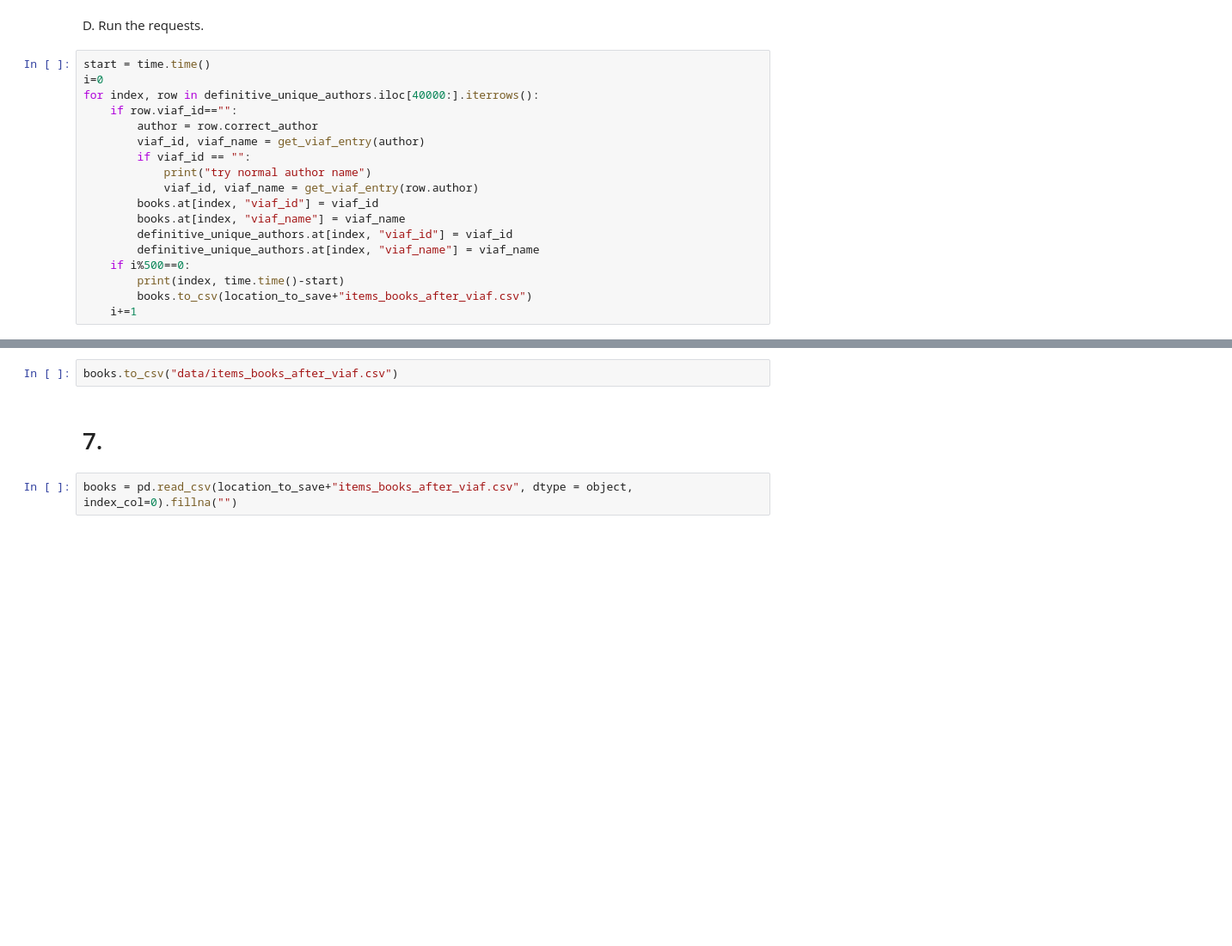
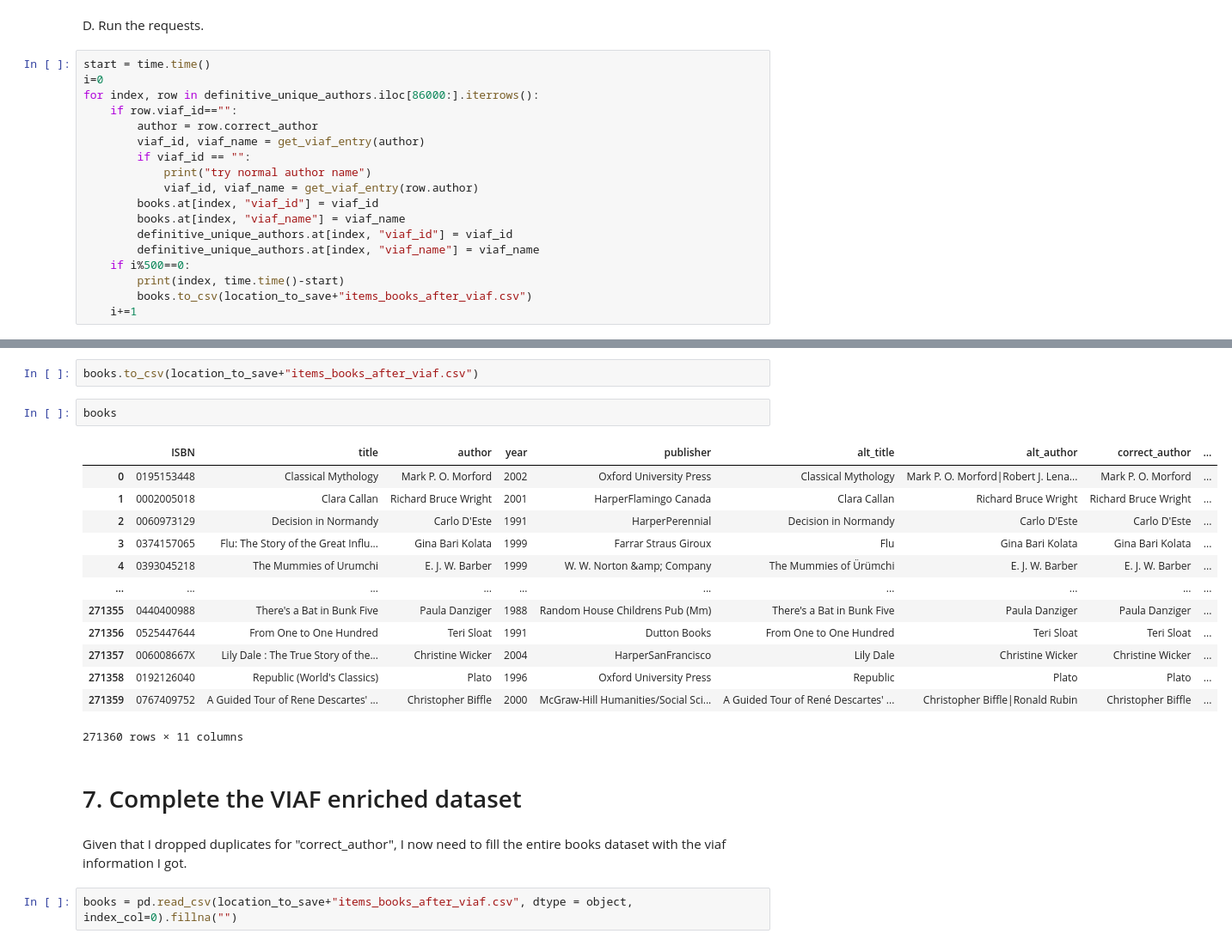
Before and after one commit to SavvinaDaniil/EnrichBookCrossing, a Jupyter notebook: All in one.ipynb, the cells around one changed output, grey strips where cells are left out. Shown: that part at 86% size. Saved outputs shown, nothing was run; the diff lists cells and outputs as text; blank space fills up the shorter version.

```diff
--- a/All in one.ipynb
+++ b/All in one.ipynb
@@ -533,7 +528,7 @@ D. Run the requests.
 # %%
 start = time.time()
 i=0
-for index, row in definitive_unique_authors.iloc[40000:].iterrows():
+for index, row in definitive_unique_authors.iloc[86000:].iterrows():
     if row.viaf_id=="":
         author = row.correct_author
         viaf_id, viaf_name = get_viaf_entry(author)
@@ -569,7 +564,25 @@ try normal author name
 # %%
-books.to_csv("data/items_books_after_viaf.csv")
+books.to_csv(location_to_save+"items_books_after_viaf.csv")
+# %%
+books
+# %% [output]
+|  | ISBN | title | author | year | publisher | alt_title | alt_author | correct_author | ... |
+| 0 | 0195153448 | Classical Mythology | Mark P. O. Morford | 2002 | Oxford University Press | Classical Mythology | Mark P. O. Morford|Robert J. Lena... | Mark P. O. Morford | ... |
+| 1 | 0002005018 | Clara Callan | Richard Bruce Wright | 2001 | HarperFlamingo Canada | Clara Callan | Richard Bruce Wright | Richard Bruce Wright | ... |
+| 2 | 0060973129 | Decision in Normandy | Carlo D'Este | 1991 | HarperPerennial | Decision in Normandy | Carlo D'Este | Carlo D'Este | ... |
+| 3 | 0374157065 | Flu: The Story of the Great Influ... | Gina Bari Kolata | 1999 | Farrar Straus Giroux | Flu | Gina Bari Kolata | Gina Bari Kolata | ... |
+| 4 | 0393045218 | The Mummies of Urumchi | E. J. W. Barber | 1999 | W. W. Norton &amp; Company | The Mummies of Ürümchi | E. J. W. Barber | E. J. W. Barber | ... |
+| ... | ... | ... | ... | ... | ... | ... | ... | ... | ... |
+| 271355 | 0440400988 | There's a Bat in Bunk Five | Paula Danziger | 1988 | Random House Childrens Pub (Mm) | There's a Bat in Bunk Five | Paula Danziger | Paula Danziger | ... |
+| 271356 | 0525447644 | From One to One Hundred | Teri Sloat | 1991 | Dutton Books | From One to One Hundred | Teri Sloat | Teri Sloat | ... |
+| 271357 | 006008667X | Lily Dale : The True Story of the... | Christine Wicker | 2004 | HarperSanFrancisco | Lily Dale | Christine Wicker | Christine Wicker | ... |
+| 271358 | 0192126040 | Republic (World's Classics) | Plato | 1996 | Oxford University Press | Republic | Plato | Plato | ... |
+| 271359 | 0767409752 | A Guided Tour of Rene Descartes' ... | Christopher Biffle | 2000 | McGraw-Hill Humanities/Social Sci... | A Guided Tour of René Descartes' ... | Christopher Biffle|Ronald Rubin | Christopher Biffle | ... |
+271360 rows × 11 columns
 # %% [markdown]
-# 7.
+# 7. Complete the VIAF enriched dataset
+# %% [markdown]
+Given that I dropped duplicates for "correct_author", I now need to fill the entire books dataset with the viaf information I got.
 # %%
 books = pd.read_csv(location_to_save+"items_books_after_viaf.csv", dtype = object, index_col=0).fillna("")
 # %%
```
Also changed, not shown: parts of 9 cells of this notebook, 4 other files.
